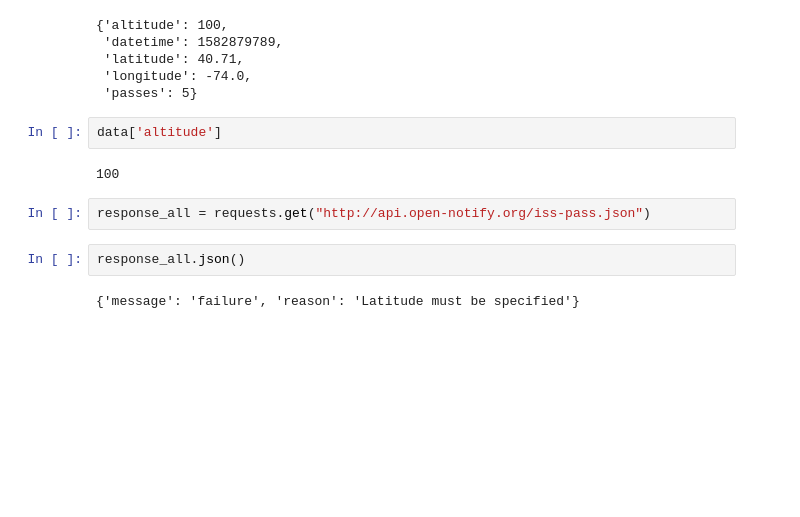
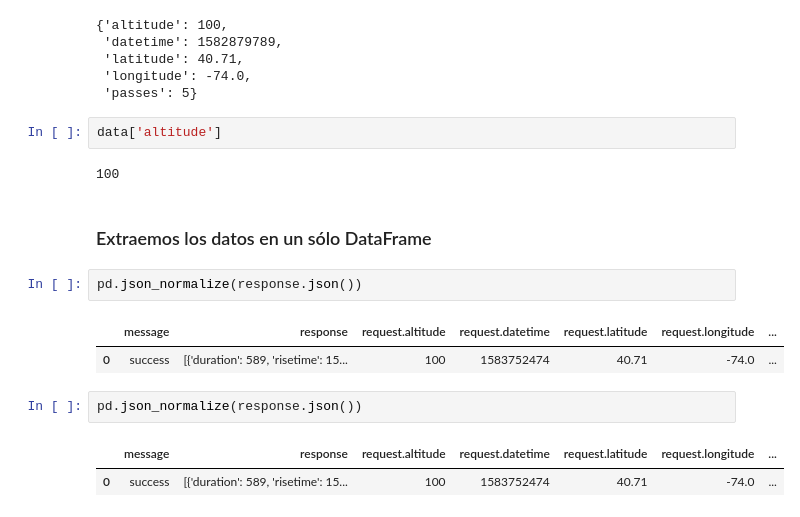
Before and after one commit to supervisaproject/Escuela-Analitica, a Jupyter notebook: Bloque 3/Sesion 3/Ejemplos/Ejemplo 2.ipynb, the cells around one changed output. Cells and saved outputs as stored; diff of their text form; blank space fills up the shorter version.

```diff
--- a/Bloque 3/Sesion 3/Ejemplos/Ejemplo 2.ipynb
+++ b/Bloque 3/Sesion 3/Ejemplos/Ejemplo 2.ipynb
@@ -220,9 +251,15 @@ data
 data['altitude']
 # %% [output]
 100
-# %%
-response_all = requests.get("http://api.open-notify.org/iss-pass.json")
-# %%
-response_all.json()
-# %% [output]
-{'message': 'failure', 'reason': 'Latitude must be specified'}
+# %% [markdown]
+### Extraemos los datos en un sólo DataFrame
+# %%
+pd.json_normalize(response.json())
+# %% [output]
+|  | message | response | request.altitude | request.datetime | request.latitude | request.longitude | ... |
+| 0 | success | [{'duration': 589, 'risetime': 15... | 100 | 1583752474 | 40.71 | -74.0 | ... |
+# %%
+pd.json_normalize(response.json())
+# %% [output]
+|  | message | response | request.altitude | request.datetime | request.latitude | request.longitude | ... |
+| 0 | success | [{'duration': 589, 'risetime': 15... | 100 | 1583752474 | 40.71 | -74.0 | ... |
```
Also changed, not shown: parts of 24 cells of this notebook, 1 other file.
